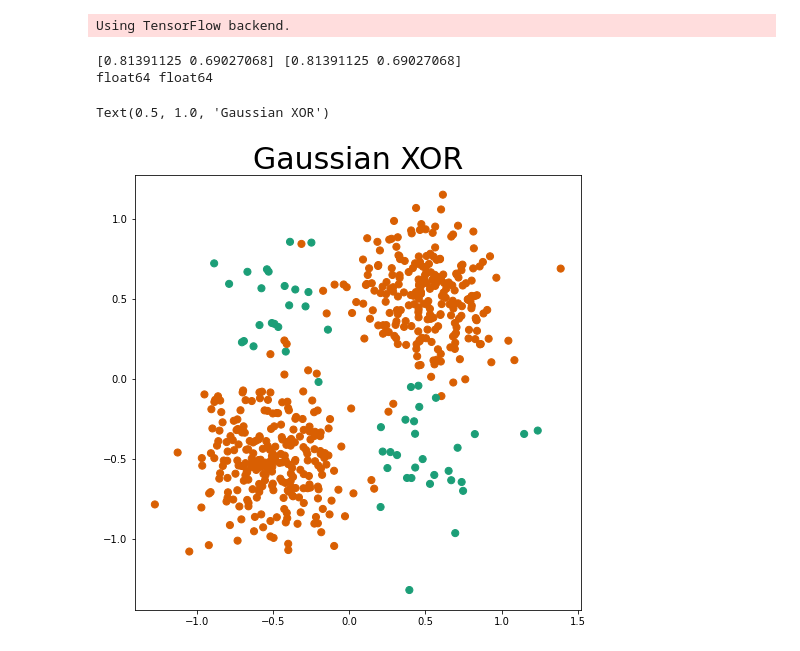
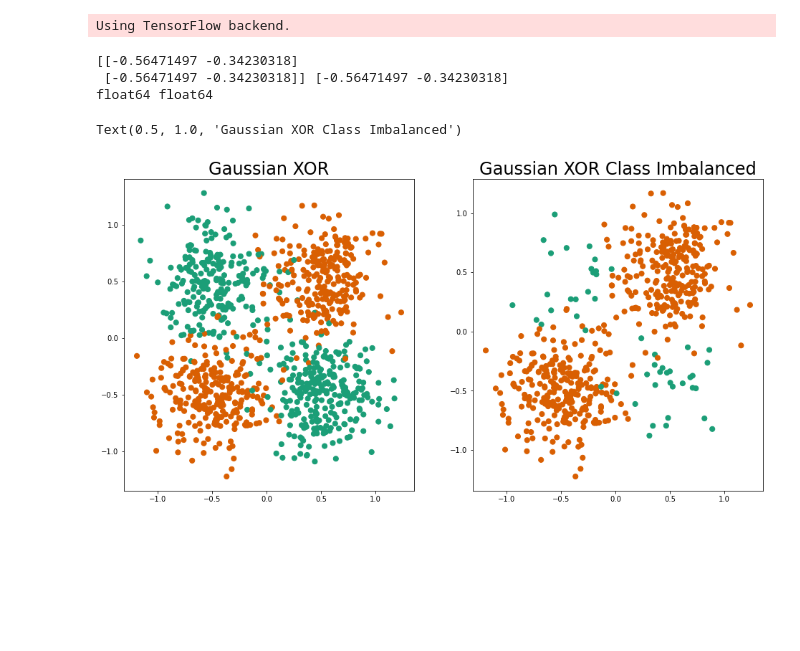
Before and after one commit to latasianguy/progressive-learning, a Jupyter notebook: benchmarks/parity_experiment/KNNClassificationDeciderExperiments/experiment-moving_adversarial_backwards_SimpleAverage.ipynb, the cells around one changed output. Drawn from its saved outputs; the diff is of its cells as text; code cells hidden in the pictures; blank space fills up the shorter version.

```diff
--- a/benchmarks/parity_experiment/KNNClassificationDeciderExperiments/experiment-moving_adversarial_backwards_SimpleAverage.ipynb
+++ b/benchmarks/parity_experiment/KNNClassificationDeciderExperiments/experiment-moving_adversarial_backwards_SimpleAverage.ipynb
@@ -20,30 +32,32 @@ Using TensorFlow backend.
 # %%
 X_xor, y_xor = generate_gaussian_parity(n_samples=1000)
 X_xor_tmp = X_xor
 
 indices = np.where((y_xor==0))[0]
 to_replace = np.random.permutation(indices)[:int(indices.size * 0.9)]
 
-X_xor = np.delete(X_xor, to_replace, axis=0)
-y_xor = np.delete(y_xor, to_replace, axis=0)
+X_xor_imb = np.delete(X_xor, to_replace, axis=0)
+y_xor_imb = np.delete(y_xor, to_replace, axis=0)
 
-temp = np.where(X_xor == X_xor_tmp[~to_replace][0,:])[0][0]
+temp = np.where(X_xor == X_xor_tmp[~to_replace][0,:])[0]
 print(X_xor[temp,:], X_xor_tmp[~to_replace][0,:])
 print(X_xor.dtype, X_xor_tmp.dtype)
 
 colors = sns.color_palette('Dark2', n_colors=2)
 
-fig, ax = plt.subplots(1,1, figsize=(8,8))
+fig, ax = plt.subplots(1,2, figsize=(16,8))
 
 clr = [colors[i] for i in y_xor]
-ax.scatter(X_xor[:, 0], X_xor[:, 1], c=clr, s=50)
-# ax.set_xticks([])
-# ax.set_yticks([])
-ax.set_title('Gaussian XOR', fontsize=30)
-# ax.axis('off')
+clr_imb = [colors[i] for i in y_xor_imb]
+ax[0].scatter(X_xor[:, 0], X_xor[:, 1], c=clr, s=50)
+ax[1].scatter(X_xor_imb[:, 0], X_xor_imb[:, 1], c=clr_imb, s=50)
+
+ax[0].set_title('Gaussian XOR', fontsize=24)
+ax[1].set_title('Gaussian XOR Class Imbalanced', fontsize=24)
 # %% [output]
-[0.81391125 0.69027068] [0.81391125 0.69027068]
+[[-0.56471497 -0.34230318]
+ [-0.56471497 -0.34230318]] [-0.56471497 -0.34230318]
 float64 float64
-Text(0.5, 1.0, 'Gaussian XOR')
+Text(0.5, 1.0, 'Gaussian XOR Class Imbalanced')
-[figure, old version]
+[figure, new version]
 # %%
```
Also changed, not shown: parts of 7 cells of this notebook, 1 other file.
